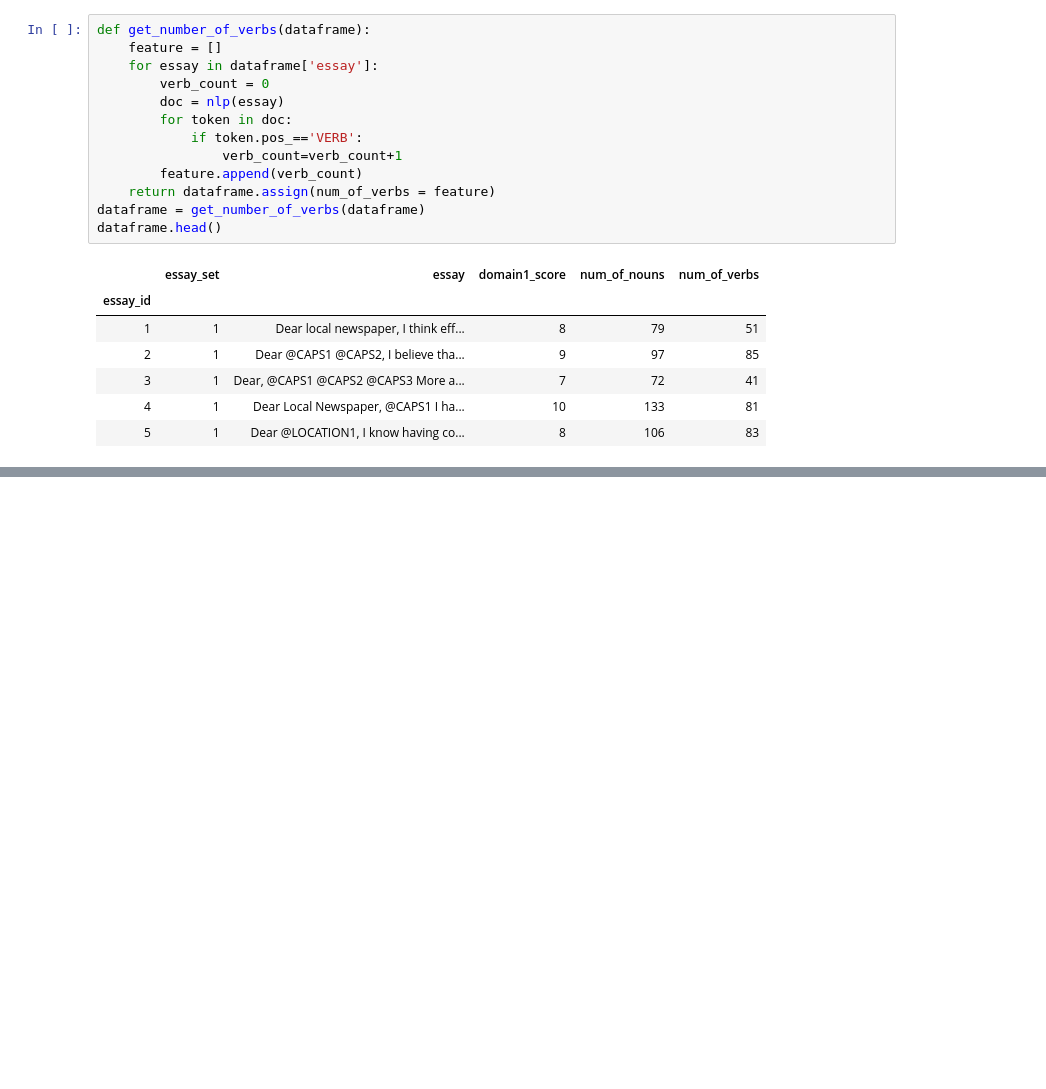
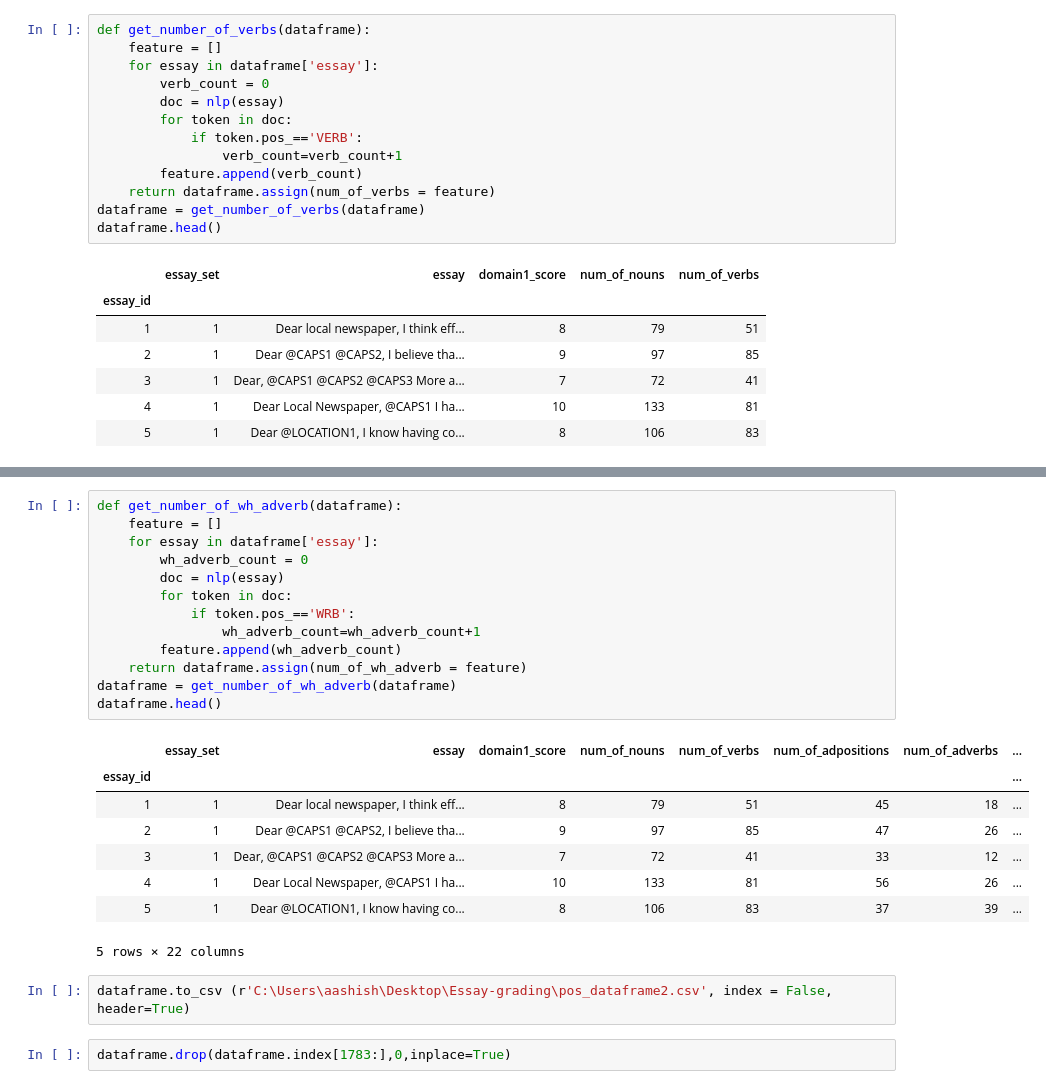
Before and after one commit to AmanBindal20/Essay-grading, a Jupyter notebook: pos.ipynb, the cells around one changed output, grey strips where cells are left out. Drawn from its saved outputs; the diff is of its cells as text; blank space fills up the shorter version.

```diff
--- a/pos.ipynb
+++ b/pos.ipynb
@@ -409,0 +467,26 @@ dataframe.head()
+# %%
+def get_number_of_wh_adverb(dataframe):
+    feature = []
+    for essay in dataframe['essay']:
+        wh_adverb_count = 0
+        doc = nlp(essay)
+        for token in doc:
+            if token.pos_=='WRB':
+                wh_adverb_count=wh_adverb_count+1
+        feature.append(wh_adverb_count)
+    return dataframe.assign(num_of_wh_adverb = feature)
+dataframe = get_number_of_wh_adverb(dataframe)
+dataframe.head()
+# %% [output]
+|  | essay_set | essay | domain1_score | num_of_nouns | num_of_verbs | num_of_adpositions | num_of_adverbs | ... |
+| essay_id |  |  |  |  |  |  |  | ... |
+| 1 | 1 | Dear local newspaper, I think eff... | 8 | 79 | 51 | 45 | 18 | ... |
+| 2 | 1 | Dear @CAPS1 @CAPS2, I believe tha... | 9 | 97 | 85 | 47 | 26 | ... |
+| 3 | 1 | Dear, @CAPS1 @CAPS2 @CAPS3 More a... | 7 | 72 | 41 | 33 | 12 | ... |
+| 4 | 1 | Dear Local Newspaper, @CAPS1 I ha... | 10 | 133 | 81 | 56 | 26 | ... |
+| 5 | 1 | Dear @LOCATION1, I know having co... | 8 | 106 | 83 | 37 | 39 | ... |
+5 rows × 22 columns
+# %%
+dataframe.to_csv (r'C:\Users\aashish\Desktop\Essay-grading\pos_dataframe2.csv', index = False, header=True)
+# %%
+dataframe.drop(dataframe.index[1783:],0,inplace=True)
```
Also changed, not shown: parts of 16 cells of this notebook, 12 other files.
